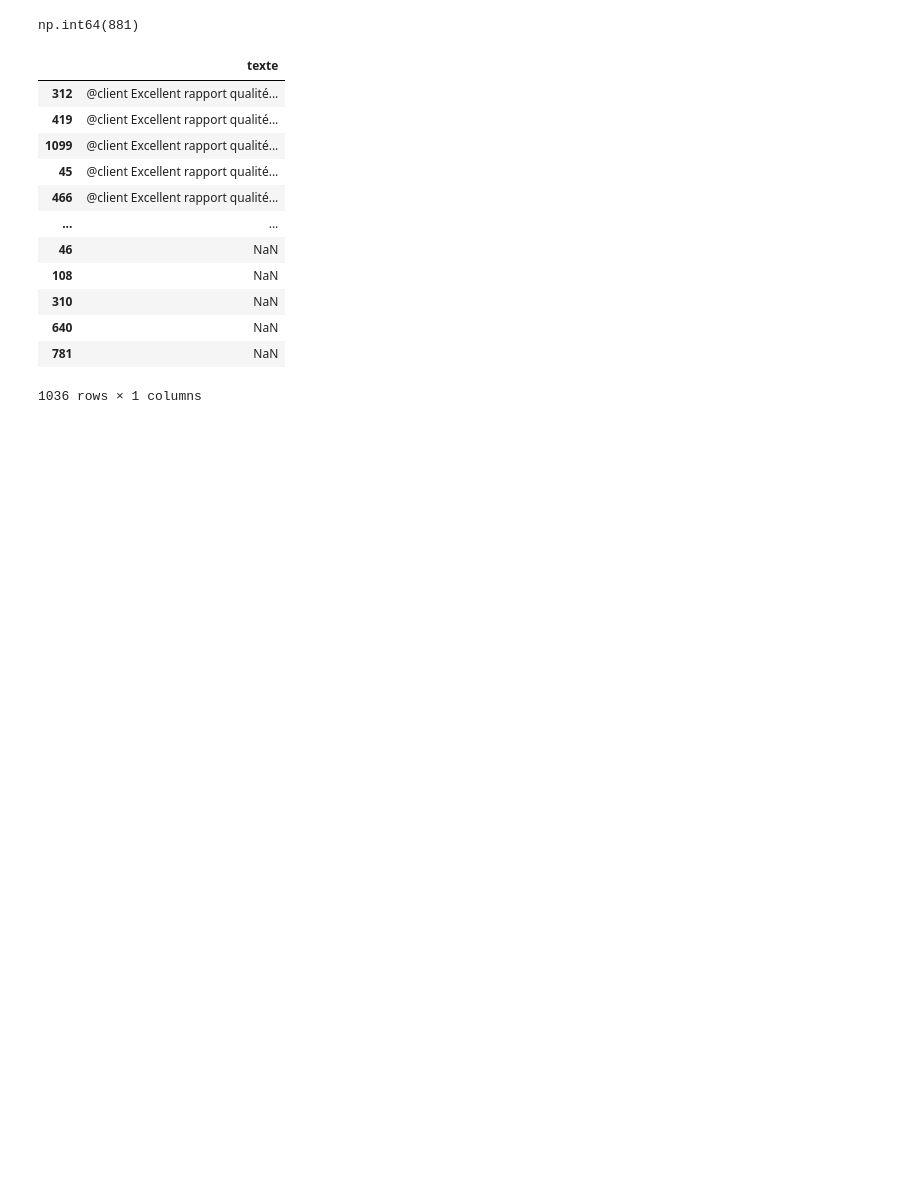
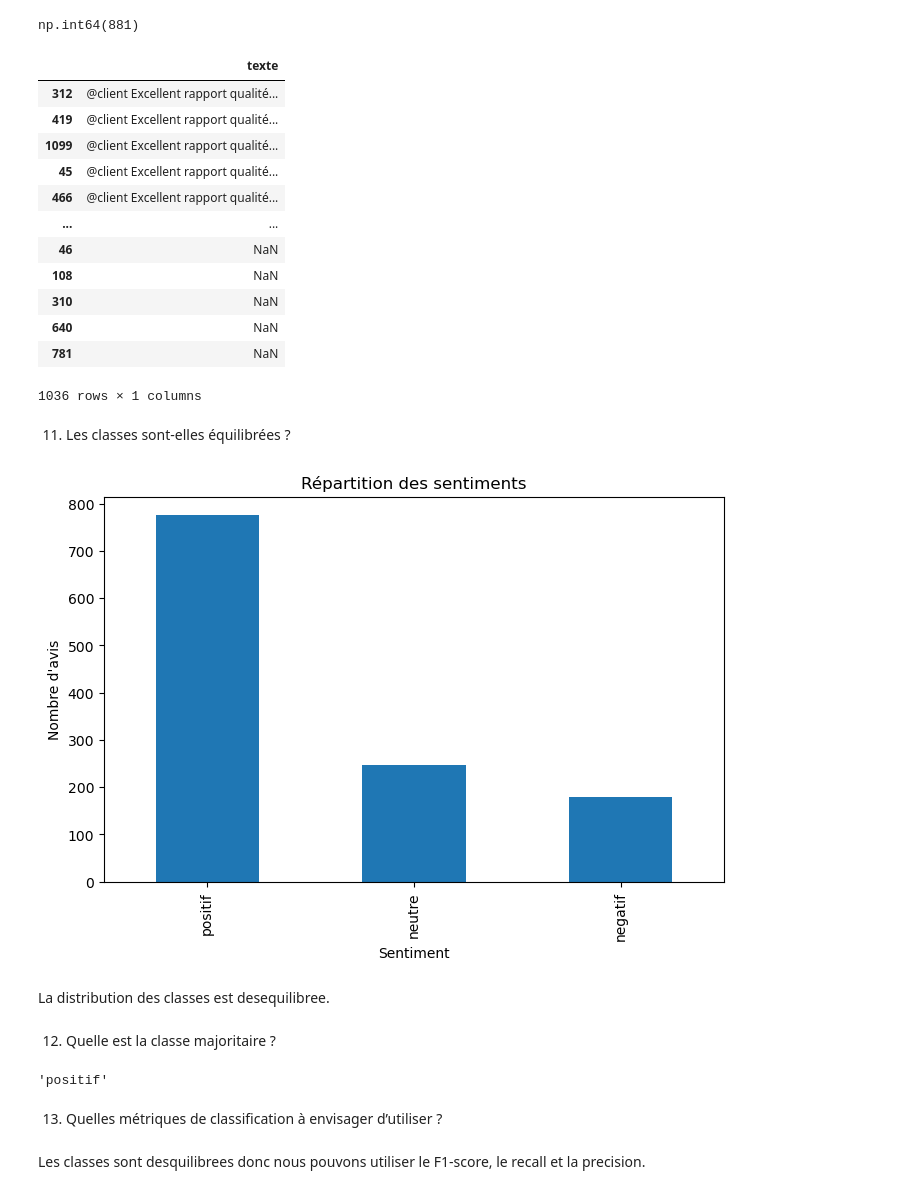
Before and after one commit to khadidiatoungom4-ai/Atelier_prepa_donnees_textuelles, a Jupyter notebook: notebooks/atelier_prepa_donnees_textuelles.ipynb, the cells around one changed output. Saved outputs shown, nothing was run; the diff lists cells and outputs as text; code cells hidden in the pictures; blank space fills up the shorter version.

Commit message:
Partie 1 – Exploration du corpus: Equilibre des classes, classe majoritaire et metriques adaptees

```diff
--- a/notebooks/atelier_prepa_donnees_textuelles.ipynb
+++ b/notebooks/atelier_prepa_donnees_textuelles.ipynb
@@ -595,3 +595,30 @@ df.loc[
 | 640 | NaN |
 | 781 | NaN |
 1036 rows × 1 columns
+# %% [markdown]
+11) Les classes sont-elles équilibrées ?
+# %%
+df["sentiment"].value_counts().plot(
+    kind="bar",
+    figsize=(8, 5)
+)
+
+plt.xlabel("Sentiment")
+plt.ylabel("Nombre d'avis")
+plt.title("Répartition des sentiments")
+
+plt.show()
+# %% [output]
+[figure, added]
+# %% [markdown]
+La distribution des classes est desequilibree.
+# %% [markdown]
+12) Quelle est la classe majoritaire ?
+# %%
+df["sentiment"].value_counts().idxmax()
+# %% [output]
+'positif'
+# %% [markdown]
+13) Quelles métriques de classification à envisager d’utiliser ?
+# %% [markdown]
+Les classes sont desquilibrees donc nous pouvons utiliser le F1-score, le recall et la precision.
```
